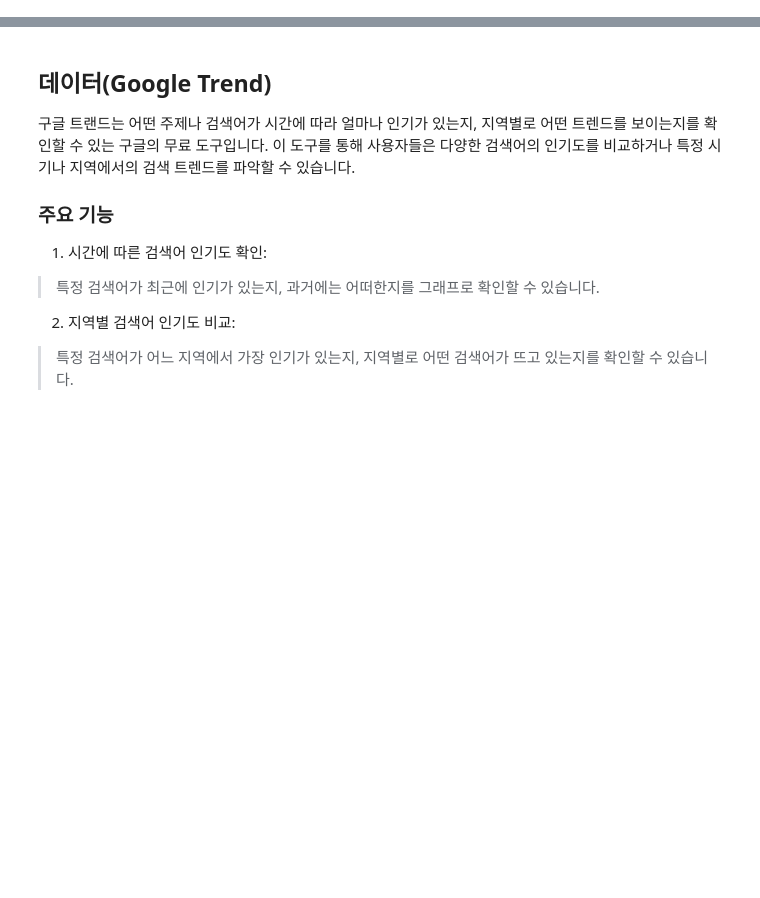
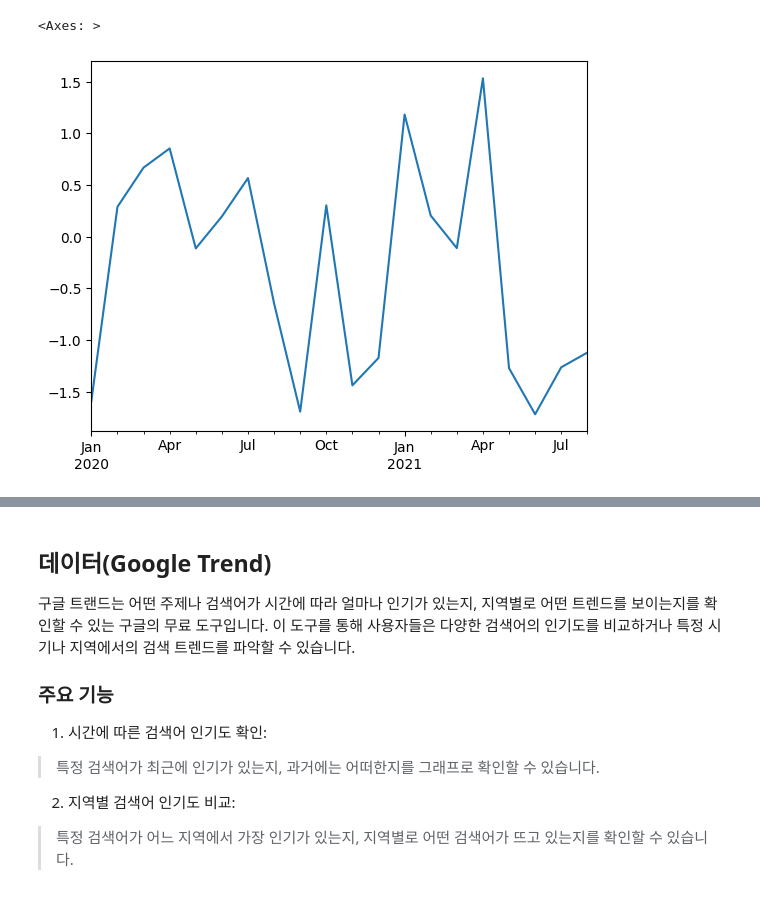
Before and after one commit to euisuk-chung/TimeSeriesDataAnalysis, a Jupyter notebook: 실습자료/시계열_데이터_분석_실습.ipynb, the cells around one changed output, grey strips where cells are left out. Drawn from its saved outputs; the diff is of its cells as text; code cells hidden in the pictures; blank space fills up the shorter version.

```diff
--- a/실습자료/시계열_데이터_분석_실습.ipynb
+++ b/실습자료/시계열_데이터_분석_실습.ipynb
@@ -0,0 +98,9 @@
+# %%
+# 랜덤한 시계열 데이터 생성
+ts_data = pd.Series(np.random.randn(20), index=time_index)
+
+# 결과 출력
+ts_data.plot()
+# %% [output]
+<Axes: >
+[figure, added]
```
Also changed, not shown: parts of 103 cells of this notebook, 3 other files.
